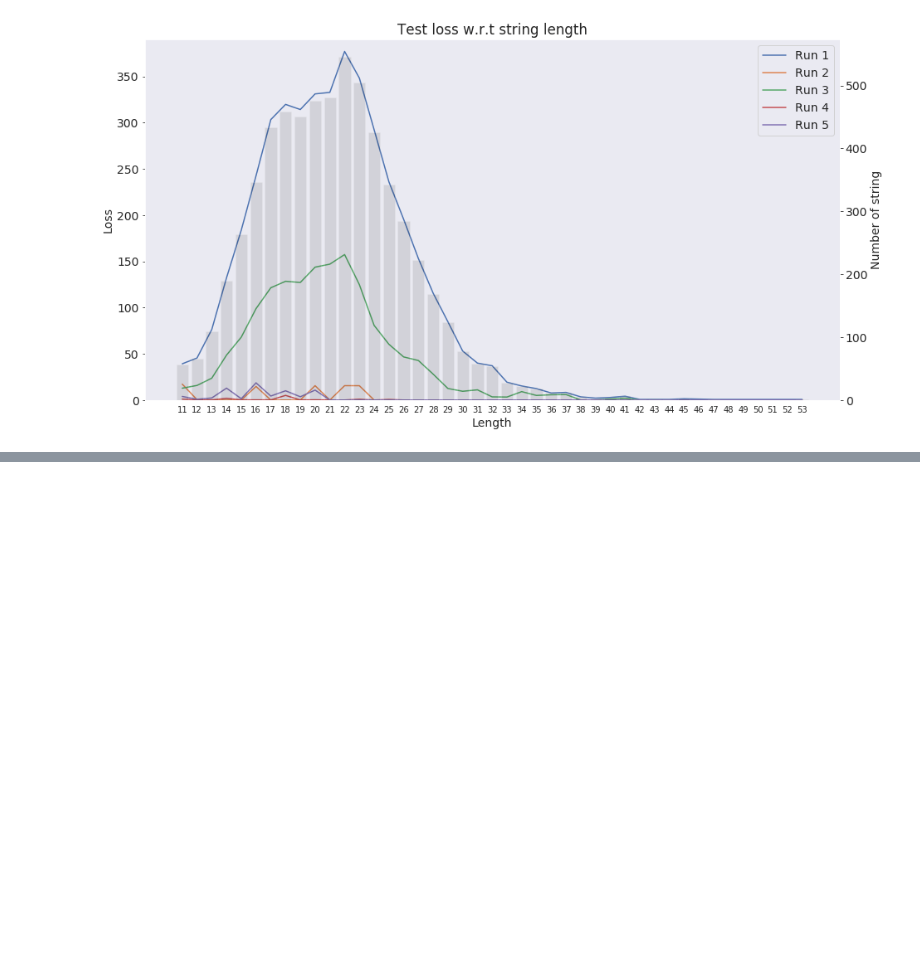
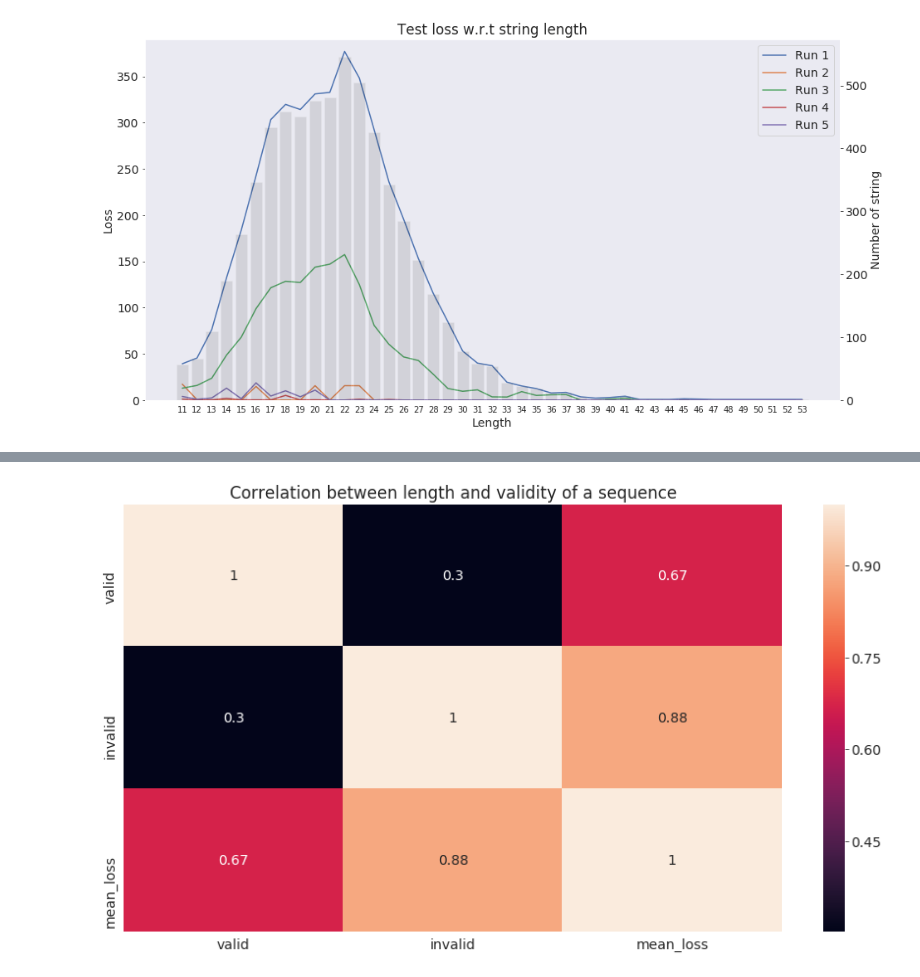
Before and after one commit to harshildarji/thesis, a Jupyter notebook: Implementations/notebooks/relu/rnn_relu_fail.ipynb, the cells around one changed output, grey strips where cells are left out. Drawn from its saved outputs; the diff is of its cells as text; code cells hidden in the pictures; blank space fills up the shorter version.

```diff
--- a/Implementations/notebooks/relu/rnn_relu_fail.ipynb
+++ b/Implementations/notebooks/relu/rnn_relu_fail.ipynb
@@ -135,0 +182,10 @@ plt.savefig('./loss/{}-loss-len-dist.png'.format(MODEL));
+# %%
+# Run 1 loss is excluded from calculation of mean loss!
+
+validity_losses['mean_loss'] = pd.DataFrame(losses.groupby(['str_len'])['Run 2', 'Run 3', 'Run 4', 'Run 5'].sum().mean(axis=1).values)
+# %%
+plt.title('Correlation between length and validity of a sequence')
+sns.heatmap(validity_losses.drop(['str_len'], axis=1).corr(), annot=True)
+plt.savefig('./loss/{}-loss-corr.png'.format(MODEL));
+# %% [output]
+[figure, added]
```
Also changed, not shown: parts of 8 cells of this notebook, 6 other files.
